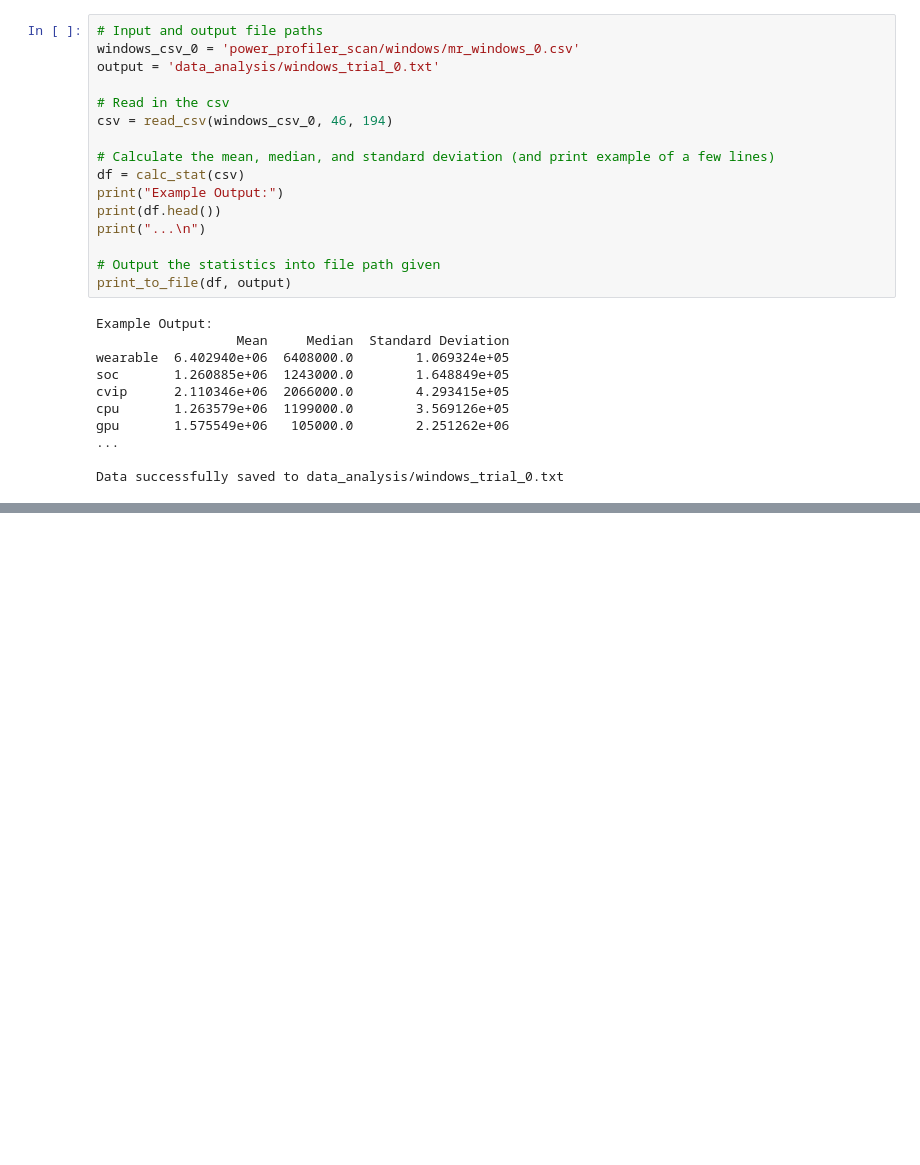
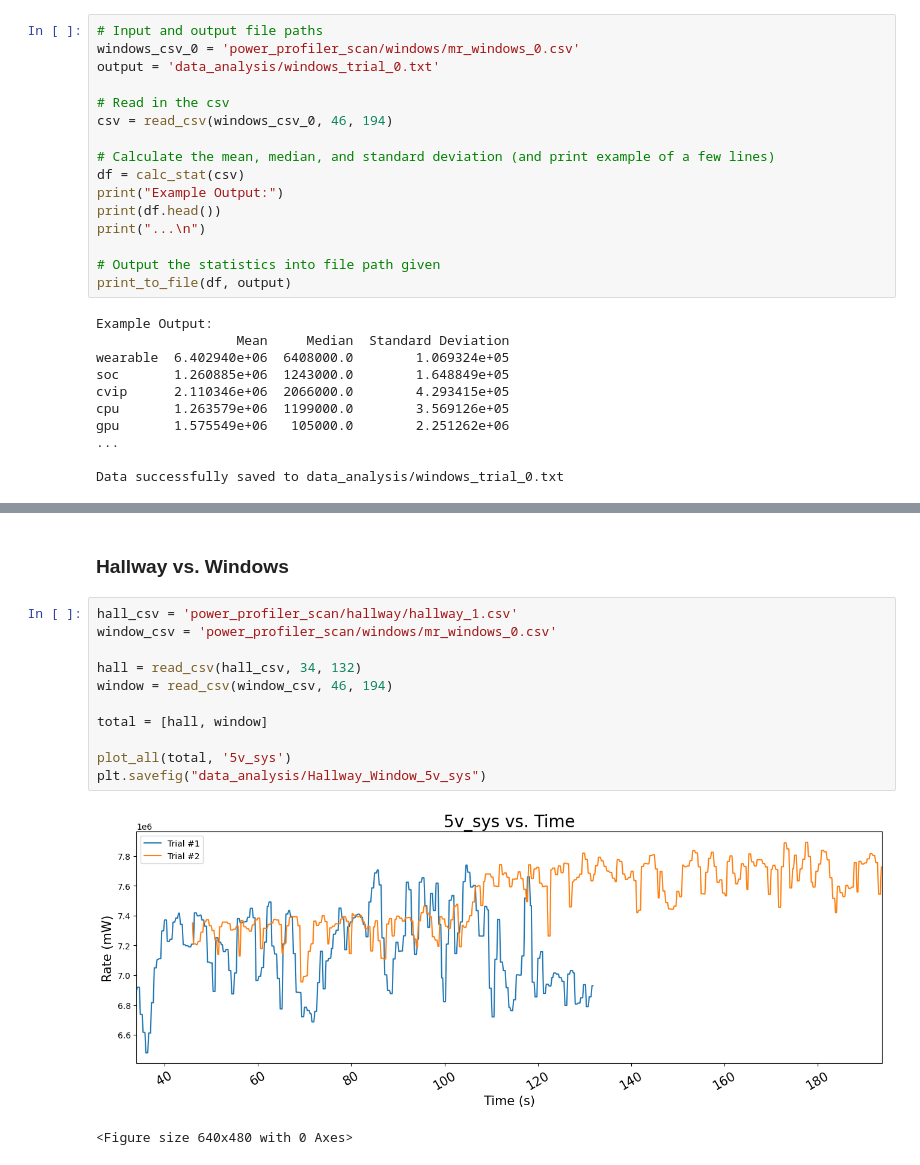
Before and after one commit to alliec45/mixed_reality_defense, a Jupyter notebook: scans.ipynb, the cells around one changed output, grey strips where cells are left out. Cells and saved outputs as stored; diff of their text form; blank space fills up the shorter version.

```diff
--- a/scans.ipynb
+++ b/scans.ipynb
@@ -102,0 +276,16 @@ Data successfully saved to data_analysis/windows_trial_0.txt
+# %% [markdown]
+### Hallway vs. Windows
+# %%
+hall_csv = 'power_profiler_scan/hallway/hallway_1.csv'
+window_csv = 'power_profiler_scan/windows/mr_windows_0.csv'
+
+hall = read_csv(hall_csv, 34, 132)
+window = read_csv(window_csv, 46, 194)
+
+total = [hall, window]
+
+plot_all(total, '5v_sys')
+plt.savefig("data_analysis/Hallway_Window_5v_sys")
+# %% [output]
+[figure, added]
+<Figure size 640x480 with 0 Axes>
```
Also changed, not shown: parts of 14 cells of this notebook, 10 other files.
